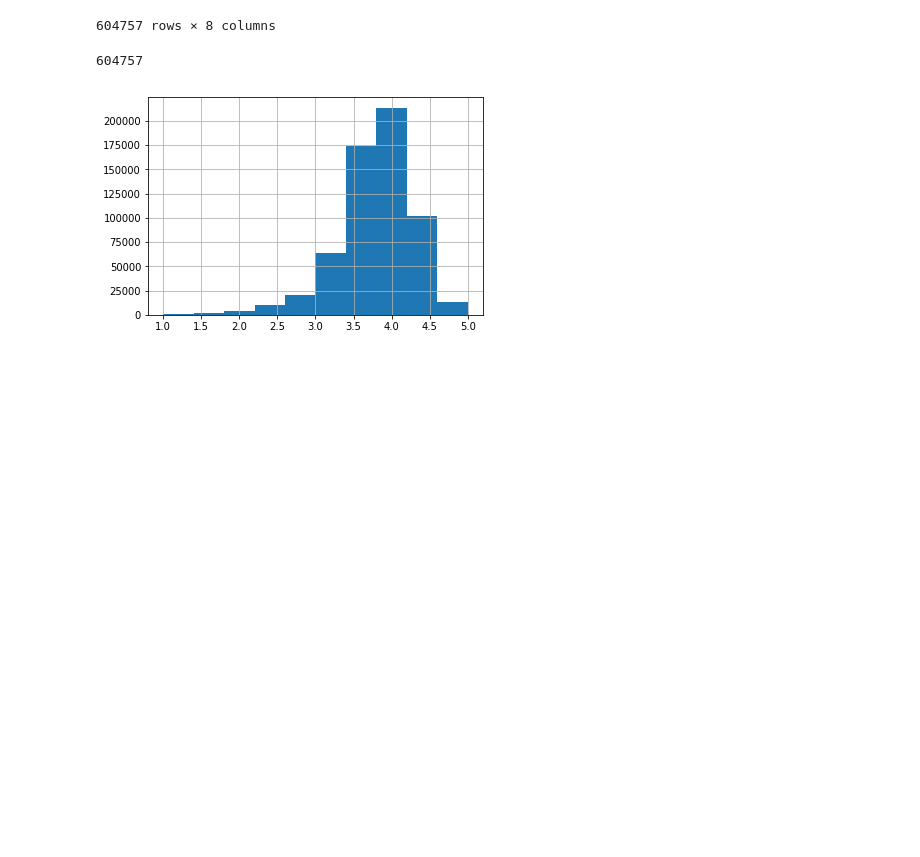
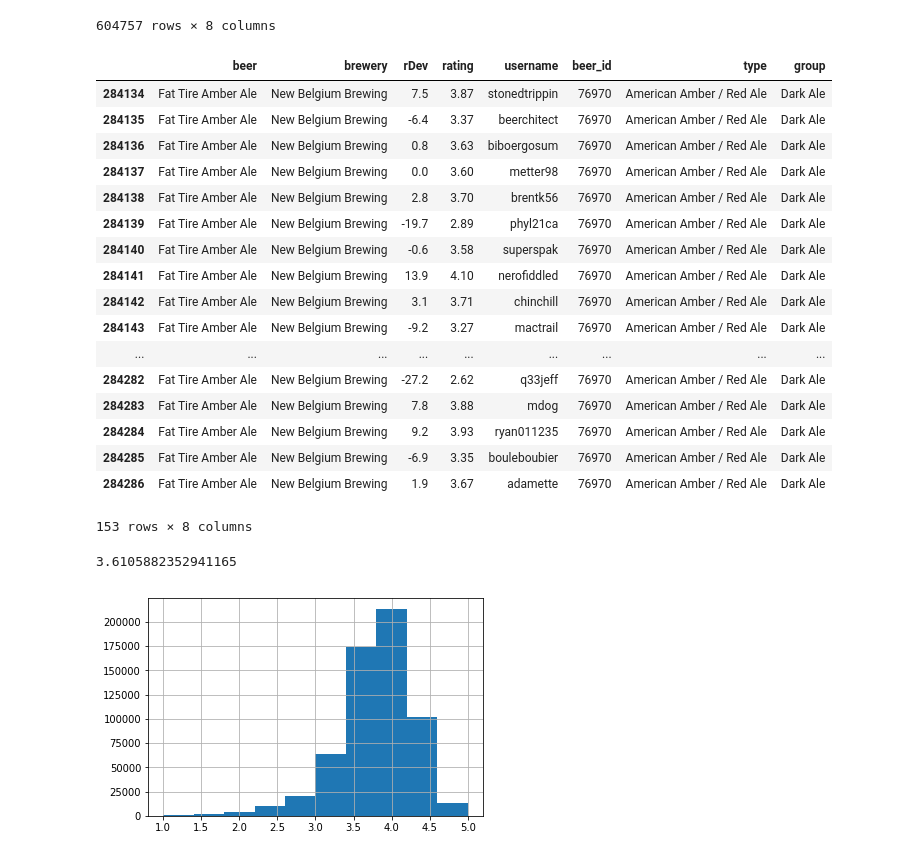
Before and after one commit to thewho14/Beer_Maven, a Jupyter notebook: Beer Data visualization.ipynb, the cells around one changed output. Saved outputs shown, nothing was run; the diff lists cells and outputs as text; code cells hidden in the pictures; blank space fills up the shorter version.

```diff
--- a/Beer Data visualization.ipynb
+++ b/Beer Data visualization.ipynb
@@ -26,10 +26,31 @@ df
 | 604755 | Greenbelt Farmhouse Ale | Armadillo Ale Works | 0.0 | 3.65 | mddmd | 6503 | Saison / Farmhouse Ale | Fruity/Flavored |
 | 604756 | Little Red Wagon | McKenzie Brew House | -0.6 | 3.60 | mddmd | 70881 | Saison / Farmhouse Ale | Fruity/Flavored |
 604757 rows × 8 columns
-# %%
-len(df)
-# %% [output]
-604757
+# %%
+df[df.beer=='Fat Tire Amber Ale']
+# %% [output]
+|  | beer | brewery | rDev | rating | username | beer_id | type | group |
+| 284134 | Fat Tire Amber Ale | New Belgium Brewing | 7.5 | 3.87 | stonedtrippin | 76970 | American Amber / Red Ale | Dark Ale |
+| 284135 | Fat Tire Amber Ale | New Belgium Brewing | -6.4 | 3.37 | beerchitect | 76970 | American Amber / Red Ale | Dark Ale |
+| 284136 | Fat Tire Amber Ale | New Belgium Brewing | 0.8 | 3.63 | biboergosum | 76970 | American Amber / Red Ale | Dark Ale |
+| 284137 | Fat Tire Amber Ale | New Belgium Brewing | 0.0 | 3.60 | metter98 | 76970 | American Amber / Red Ale | Dark Ale |
+| 284138 | Fat Tire Amber Ale | New Belgium Brewing | 2.8 | 3.70 | brentk56 | 76970 | American Amber / Red Ale | Dark Ale |
+| 284139 | Fat Tire Amber Ale | New Belgium Brewing | -19.7 | 2.89 | phyl21ca | 76970 | American Amber / Red Ale | Dark Ale |
+| 284140 | Fat Tire Amber Ale | New Belgium Brewing | -0.6 | 3.58 | superspak | 76970 | American Amber / Red Ale | Dark Ale |
+| 284141 | Fat Tire Amber Ale | New Belgium Brewing | 13.9 | 4.10 | nerofiddled | 76970 | American Amber / Red Ale | Dark Ale |
+| 284142 | Fat Tire Amber Ale | New Belgium Brewing | 3.1 | 3.71 | chinchill | 76970 | American Amber / Red Ale | Dark Ale |
+| 284143 | Fat Tire Amber Ale | New Belgium Brewing | -9.2 | 3.27 | mactrail | 76970 | American Amber / Red Ale | Dark Ale |
+| ... | ... | ... | ... | ... | ... | ... | ... | ... |
+| 284282 | Fat Tire Amber Ale | New Belgium Brewing | -27.2 | 2.62 | q33jeff | 76970 | American Amber / Red Ale | Dark Ale |
+| 284283 | Fat Tire Amber Ale | New Belgium Brewing | 7.8 | 3.88 | mdog | 76970 | American Amber / Red Ale | Dark Ale |
+| 284284 | Fat Tire Amber Ale | New Belgium Brewing | 9.2 | 3.93 | ryan011235 | 76970 | American Amber / Red Ale | Dark Ale |
+| 284285 | Fat Tire Amber Ale | New Belgium Brewing | -6.9 | 3.35 | bouleboubier | 76970 | American Amber / Red Ale | Dark Ale |
+| 284286 | Fat Tire Amber Ale | New Belgium Brewing | 1.9 | 3.67 | adamette | 76970 | American Amber / Red Ale | Dark Ale |
+153 rows × 8 columns
+# %%
+df[df.beer=='Fat Tire Amber Ale'].rating.mean()
+# %% [output]
+3.6105882352941165
 # %%
 df.rating.hist()
 plt.show()
```
Also changed, not shown: parts of 2 cells of this notebook, 4 other files.
